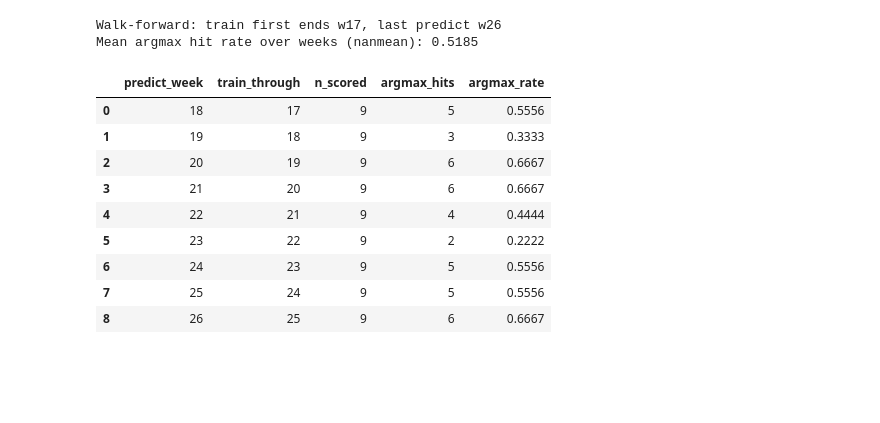
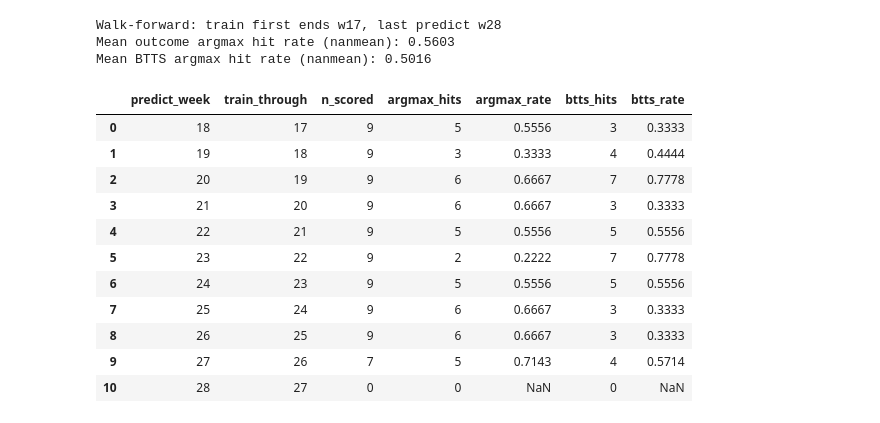
Before and after one commit to BerkIGuler/SoccerPrediction, a Jupyter notebook: match_outcome_complex.ipynb, the cells around one changed output. Drawn from its saved outputs; the diff is of its cells as text; code cells hidden in the pictures; blank space fills up the shorter version.

```diff
--- a/match_outcome_complex.ipynb
+++ b/match_outcome_complex.ipynb
@@ -181,8 +264,9 @@ Outcome probabilities (independent Poisson, grid 0..15, row-normalized):
   Sum check      = 1.000000
   Mass off grid (approx) ≈ 0.00000 — increase K_MAX if non-negligible
 # %%
-# Week 28 fixtures from scores.csv: cell is `opponent_idx:…` (scores may be `?`).
+# Week 28 fixtures from scores_with_venue.csv: cell is `opponent_idx:H|A:…` (scores may be `?`).
 # One row per undirected fixture; A = lower team_idx, B = higher (labels only).
+# Goal columns: independent Poisson — P(A≥1,B≥1)=(1−e^{−λ_A})(1−e^{−λ_B}); P(otherwise)=1−that.
 
 WEEK_COL = "w28"
 
@@ -192,9 +276,11 @@ def parse_opponent_idx(cell: str) -> int | None:
     return int(m.group(1)) if m else None
 
 
-df_fix = pd.read_csv(DATA / "scores.csv")
+df_fix = pd.read_csv(DATA / "scores_with_venue.csv")
 if WEEK_COL not in df_fix.columns:
     raise ValueError(f"Missing column {WEEK_COL!r} in scores CSV")
+
+idx_fix = df_fix.set_index("team_idx", drop=False)
 
 fixture_rows: list[dict] = []
 seen_pairs: set[tuple[int, int]] = set()
@@ -208,8 +294,12 @@ for _, row in df_fix.iterrows():
         continue
     seen_pairs.add(key)
     a, b = key
-    lam_a, lam_b = adaptive_lambdas(a, b, mean_gf, mean_ga, MU)
+    cell_low = idx_fix.loc[a, WEEK_COL]
+    lam_a, lam_b = lambdas_for_fixture_ordered(
+        a, b, str(cell_low), mean_gf, mean_ga, MU, HOME_LAMBDA_MULT
+    )
     p_a, p_tie, p_b, _tail = match_outcome_probs(lam_a, lam_b, K_MAX)
+    p_both_ge1, p_otherwise = btts_probs(lam_a, lam_b)
     fixture_rows.append(
         {
             "idx_A": a,
@@ -221,6 +311,8 @@ for _, row in df_fix.iterrows():
             "P(A wins)": round(p_a, 4),
             "P(draw)": round(p_tie, 4),
             "P(B wins)": round(p_b, 4),
+            "P(A≥1,B≥1)": round(p_both_ge1, 4),
+            "P(otherwise)": round(p_otherwise, 4),
         }
     )
 
@@ -367,12 +479,12 @@ Argmax hit rate (n=9): 6/9 = 0.667
 # %%
-# Walk-forward: train on w1..w_train_end, predict the next week, score argmax vs actual,
-# then roll forward (train_end += 1) until we have predicted LAST_PREDICT_WEEK.
-# Mean summary uses weeks with at least one scored fixture (nan if a week is all `?`).
+# Walk-forward: train on w1..w_train_end, predict the next week, score outcome argmax
+# (A / draw / B) and BTTS argmax (both ≥1 vs otherwise) vs actual, then roll forward.
+# Mean summaries use weeks with at least one scored fixture (nan if a week is all `?`).
 
 FIRST_TRAIN_THROUGH_WEEK = 17
-LAST_PREDICT_WEEK = 26
+LAST_PREDICT_WEEK = 28
 
-df_wf = pd.read_csv(DATA / "scores.csv")
+df_wf = pd.read_csv(DATA / "scores_with_venue.csv")
 idx_wf = df_wf.set_index("team_idx", drop=False)
 
 
@@ -436,17 +548,25 @@ for train_end in range(FIRST_TRAIN_THROUGH_WEEK, LAST_PREDICT_WEEK):
                 "n_scored": 0,
                 "argmax_hits": 0,
                 "argmax_rate": float("nan"),
+                "btts_hits": 0,
+                "btts_rate": float("nan"),
             }
         )
         continue
 
     hits = 0
+    btts_hits = 0
     n_scored = 0
     for a, b in _fixture_pairs_wf(df_wf, pred_col):
         if a not in mean_gf_wf or b not in mean_gf_wf:
             continue
-        lam_a, lam_b = adaptive_lambdas(a, b, mean_gf_wf, mean_ga_wf, MU_wf)
+        cell_low = idx_wf.loc[a, pred_col]
+        lam_a, lam_b = lambdas_for_fixture_ordered(
+            a, b, str(cell_low), mean_gf_wf, mean_ga_wf, MU_wf, HOME_LAMBDA_MULT
+        )
         p_a, p_tie, p_b, _ = match_outcome_probs(lam_a, lam_b, K_MAX)
+        p_both, p_oth = btts_probs(lam_a, lam_b)
+        pred_btts = "both" if p_both >= p_oth else "otherwise"
         act = parse_goals(idx_wf.loc[a, pred_col])
         if act is None:
             continue
@@ -454,43 +574,54 @@ for train_end in range(FIRST_TRAIN_THROUGH_WEEK, LAST_PREDICT_WEEK):
         if g_a > g_b:
             actual = "A"
         elif g_a < g_b:
             actual = "B"
         else:
             actual = "draw"
         probs = {"A": p_a, "draw": p_tie, "B": p_b}
         pred_label = max(probs, key=probs.__getitem__)
+        btts_actual = "both" if g_a >= 1 and g_b >= 1 else "otherwise"
         n_scored += 1
         if pred_label == actual:
             hits += 1
+        if pred_btts == btts_actual:
+            btts_hits += 1
     rate = hits / n_scored if n_scored else float("nan")
+    btts_rate = btts_hits / n_scored if n_scored else float("nan")
     walk_rows.append(
         {
             "predict_week": predict_week,
             "train_through": train_end,
             "n_scored": n_scored,
             "argmax_hits": hits,
             "argmax_rate": round(rate, 4) if np.isfinite(rate) else rate,
+            "btts_hits": btts_hits,
+            "btts_rate": round(btts_rate, 4) if np.isfinite(btts_rate) else btts_rate,
         }
     )
 
 table_walk = pd.DataFrame(walk_rows)
 mean_over_weeks = float(np.nanmean(table_walk["argmax_rate"]))
+mean_btts = float(np.nanmean(table_walk["btts_rate"]))
 print(
     f"Walk-forward: train first ends w{FIRST_TRAIN_THROUGH_WEEK}, "
     f"last predict w{LAST_PREDICT_WEEK}\n"
-    f"Mean argmax hit rate over weeks (nanmean): {mean_over_weeks:.4f}\n"
+    f"Mean outcome argmax hit rate (nanmean): {mean_over_weeks:.4f}\n"
+    f"Mean BTTS argmax hit rate (nanmean): {mean_btts:.4f}\n"
 )
 table_walk
 # %% [output]
-Walk-forward: train first ends w17, last predict w26
-Mean argmax hit rate over weeks (nanmean): 0.5185
+Walk-forward: train first ends w17, last predict w28
+Mean outcome argmax hit rate (nanmean): 0.5603
+Mean BTTS argmax hit rate (nanmean): 0.5016
-|  | predict_week | train_through | n_scored | argmax_hits | argmax_rate |
-| 0 | 18 | 17 | 9 | 5 | 0.5556 |
-| 1 | 19 | 18 | 9 | 3 | 0.3333 |
-| 2 | 20 | 19 | 9 | 6 | 0.6667 |
-| 3 | 21 | 20 | 9 | 6 | 0.6667 |
-| 4 | 22 | 21 | 9 | 4 | 0.4444 |
-| 5 | 23 | 22 | 9 | 2 | 0.2222 |
-| 6 | 24 | 23 | 9 | 5 | 0.5556 |
-| 7 | 25 | 24 | 9 | 5 | 0.5556 |
-| 8 | 26 | 25 | 9 | 6 | 0.6667 |
+|  | predict_week | train_through | n_scored | argmax_hits | argmax_rate | btts_hits | btts_rate |
+| 0 | 18 | 17 | 9 | 5 | 0.5556 | 3 | 0.3333 |
+| 1 | 19 | 18 | 9 | 3 | 0.3333 | 4 | 0.4444 |
+| 2 | 20 | 19 | 9 | 6 | 0.6667 | 7 | 0.7778 |
+| 3 | 21 | 20 | 9 | 6 | 0.6667 | 3 | 0.3333 |
+| 4 | 22 | 21 | 9 | 5 | 0.5556 | 5 | 0.5556 |
+| 5 | 23 | 22 | 9 | 2 | 0.2222 | 7 | 0.7778 |
+| 6 | 24 | 23 | 9 | 5 | 0.5556 | 5 | 0.5556 |
+| 7 | 25 | 24 | 9 | 6 | 0.6667 | 3 | 0.3333 |
+| 8 | 26 | 25 | 9 | 6 | 0.6667 | 3 | 0.3333 |
+| 9 | 27 | 26 | 7 | 5 | 0.7143 | 4 | 0.5714 |
+| 10 | 28 | 27 | 0 | 0 | NaN | 0 | NaN |
```
Also changed, not shown: parts of 8 cells of this notebook, 3 other files.
